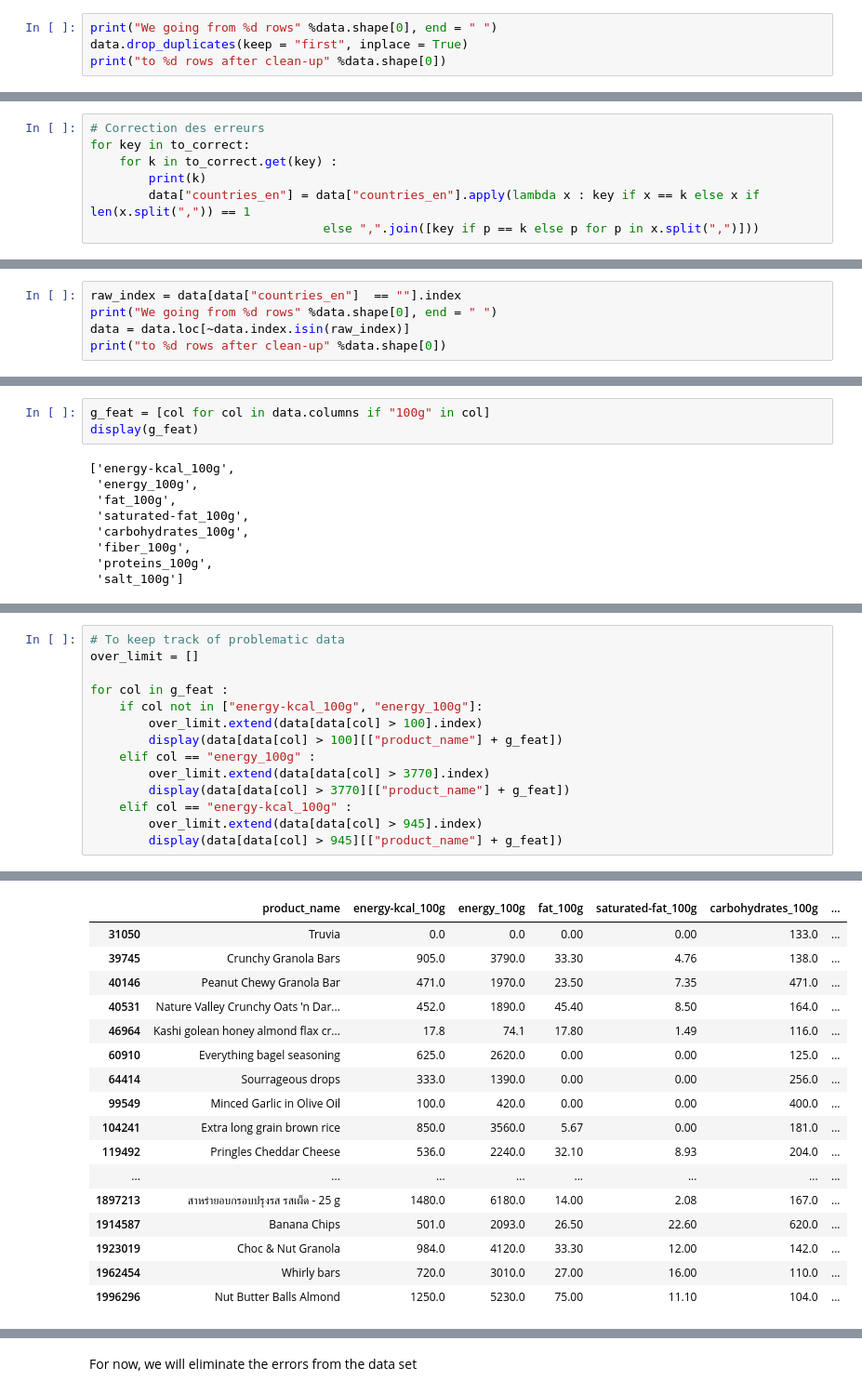
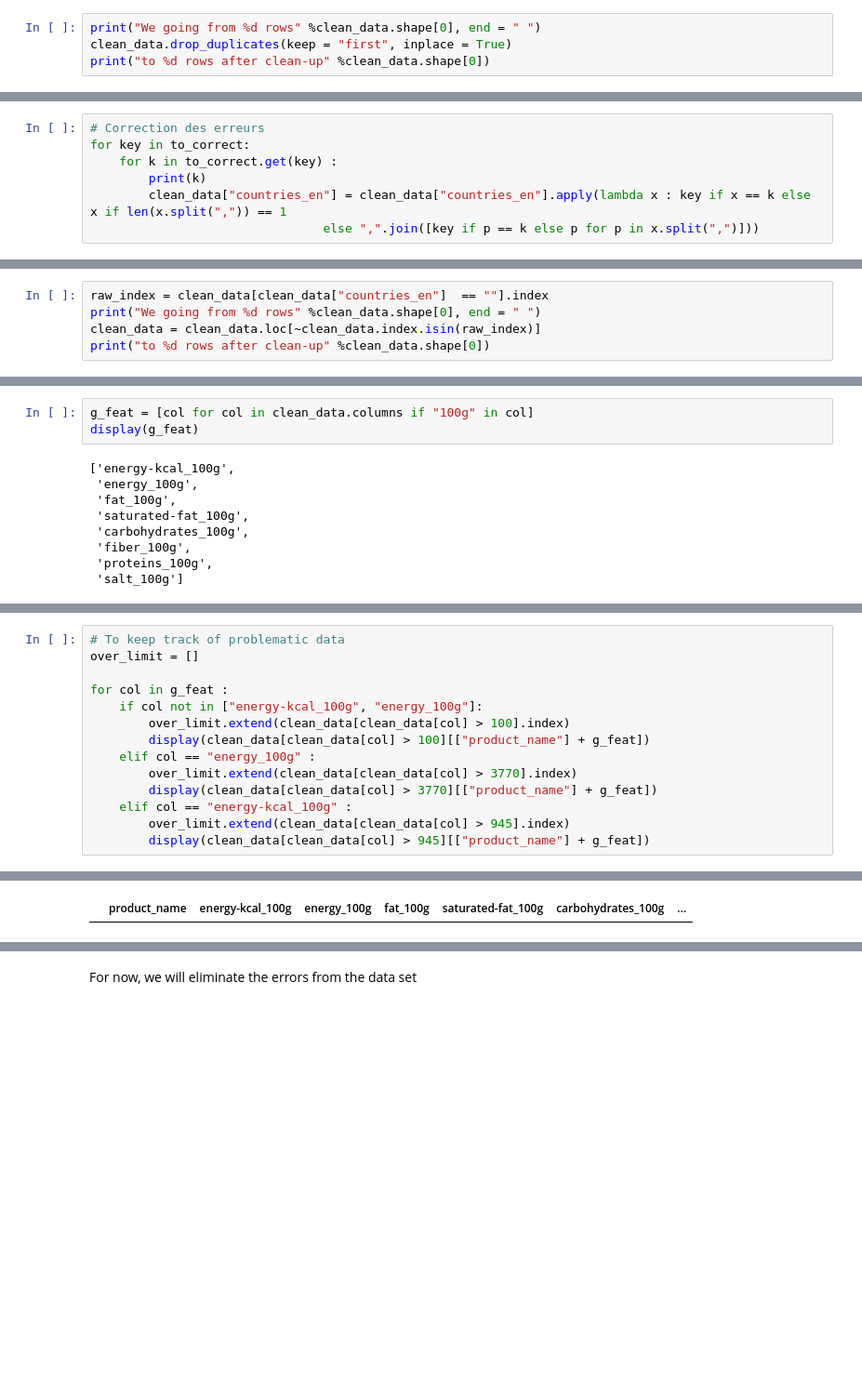
Before and after one commit to RubenHf/project_nutrition, a Jupyter notebook: notebooks/1_notebook_nettoyage_112023.ipynb, the cells around one changed output, grey strips where cells are left out. Shown at 93% size. Drawn from its saved outputs; the diff is of its cells as text; blank space fills up the shorter version.

```diff
--- a/notebooks/1_notebook_nettoyage_112023.ipynb
+++ b/notebooks/1_notebook_nettoyage_112023.ipynb
@@ -584,8 +625,8 @@ data.drop_duplicates(subset = criteres, keep = "first", inplace = True)
 # %% [output]
 'criteres = ["product_name", "countries_tags"] + poids_cols\n\nwith pd.option_context(\'display.max_columns\', None):\n    display(data.loc[data[criteres].duplicated(keep = False),:].sort_values("prod ...
 # %%
-print("We going from %d rows" %data.shape[0], end = " ")
-data.drop_duplicates(keep = "first", inplace = True)
-print("to %d rows after clean-up" %data.shape[0])
+print("We going from %d rows" %clean_data.shape[0], end = " ")
+clean_data.drop_duplicates(keep = "first", inplace = True)
+print("to %d rows after clean-up" %clean_data.shape[0])
 # %% [output]
 We going from 417471 rows to 417465 rows after clean-up
@@ -816,7 +872,7 @@ to_correct = {
 for key in to_correct:
     for k in to_correct.get(key) :
         print(k)
-        data["countries_en"] = data["countries_en"].apply(lambda x : key if x == k else x if len(x.split(",")) == 1
+        clean_data["countries_en"] = clean_data["countries_en"].apply(lambda x : key if x == k else x if len(x.split(",")) == 1
                                 else ",".join([key if p == k else p for p in x.split(",")]))
 # %% [output]
 Allemagne
@@ -837,9 +893,9 @@ Suiza
 Suisse
 Schweiz
 # %%
-raw_index = data[data["countries_en"]  == ""].index
-print("We going from %d rows" %data.shape[0], end = " ")
-data = data.loc[~data.index.isin(raw_index)]
-print("to %d rows after clean-up" %data.shape[0])
+raw_index = clean_data[clean_data["countries_en"]  == ""].index
+print("We going from %d rows" %clean_data.shape[0], end = " ")
+clean_data = clean_data.loc[~clean_data.index.isin(raw_index)]
+print("to %d rows after clean-up" %clean_data.shape[0])
 # %% [output]
 We going from 417465 rows to 417401 rows after clean-up
@@ -917,7 +1033,7 @@ We observed some numerical data to be false.
 
 We would like to correct this
 # %%
-g_feat = [col for col in data.columns if "100g" in col]
+g_feat = [col for col in clean_data.columns if "100g" in col]
 display(g_feat)
 # %% [output]
 ['energy-kcal_100g',
@@ -947,13 +1063,13 @@ over_limit = []
 
 for col in g_feat :
     if col not in ["energy-kcal_100g", "energy_100g"]:
-        over_limit.extend(data[data[col] > 100].index)
-        display(data[data[col] > 100][["product_name"] + g_feat])
+        over_limit.extend(clean_data[clean_data[col] > 100].index)
+        display(clean_data[clean_data[col] > 100][["product_name"] + g_feat])
     elif col == "energy_100g" :
-        over_limit.extend(data[data[col] > 3770].index)
-        display(data[data[col] > 3770][["product_name"] + g_feat])
+        over_limit.extend(clean_data[clean_data[col] > 3770].index)
+        display(clean_data[clean_data[col] > 3770][["product_name"] + g_feat])
     elif col == "energy-kcal_100g" :
-        over_limit.extend(data[data[col] > 945].index)
-        display(data[data[col] > 945][["product_name"] + g_feat])
+        over_limit.extend(clean_data[clean_data[col] > 945].index)
+        display(clean_data[clean_data[col] > 945][["product_name"] + g_feat])
 # %% [output]
 |  | product_name | energy-kcal_100g | energy_100g | fat_100g | saturated-fat_100g | carbohydrates_100g | ... |
@@ -1005,18 +1079,2 @@ for col in g_feat :
 |  | product_name | energy-kcal_100g | energy_100g | fat_100g | saturated-fat_100g | carbohydrates_100g | ... |
-| 31050 | Truvia | 0.0 | 0.0 | 0.00 | 0.00 | 133.0 | ... |
-| 39745 | Crunchy Granola Bars | 905.0 | 3790.0 | 33.30 | 4.76 | 138.0 | ... |
-| 40146 | Peanut Chewy Granola Bar | 471.0 | 1970.0 | 23.50 | 7.35 | 471.0 | ... |
-| 40531 | Nature Valley Crunchy Oats 'n Dar... | 452.0 | 1890.0 | 45.40 | 8.50 | 164.0 | ... |
-| 46964 | Kashi golean honey almond flax cr... | 17.8 | 74.1 | 17.80 | 1.49 | 116.0 | ... |
-| 60910 | Everything bagel seasoning | 625.0 | 2620.0 | 0.00 | 0.00 | 125.0 | ... |
-| 64414 | Sourrageous drops | 333.0 | 1390.0 | 0.00 | 0.00 | 256.0 | ... |
-| 99549 | Minced Garlic in Olive Oil | 100.0 | 420.0 | 0.00 | 0.00 | 400.0 | ... |
-| 104241 | Extra long grain brown rice | 850.0 | 3560.0 | 5.67 | 0.00 | 181.0 | ... |
-| 119492 | Pringles Cheddar Cheese | 536.0 | 2240.0 | 32.10 | 8.93 | 204.0 | ... |
-| ... | ... | ... | ... | ... | ... | ... | ... |
-| 1897213 | สาหร่ายอบกรอบปรุงรส รสเผ็ด - 25 g | 1480.0 | 6180.0 | 14.00 | 2.08 | 167.0 | ... |
-| 1914587 | Banana Chips | 501.0 | 2093.0 | 26.50 | 22.60 | 620.0 | ... |
-| 1923019 | Choc & Nut Granola | 984.0 | 4120.0 | 33.30 | 12.00 | 142.0 | ... |
-| 1962454 | Whirly bars | 720.0 | 3010.0 | 27.00 | 16.00 | 110.0 | ... |
-| 1996296 | Nut Butter Balls Almond | 1250.0 | 5230.0 | 75.00 | 11.10 | 104.0 | ... |
 |  | product_name | energy-kcal_100g | energy_100g | fat_100g | saturated-fat_100g | carbohydrates_100g | ... |
```
Also changed, not shown: parts of 62 cells of this notebook, 3 other files.
